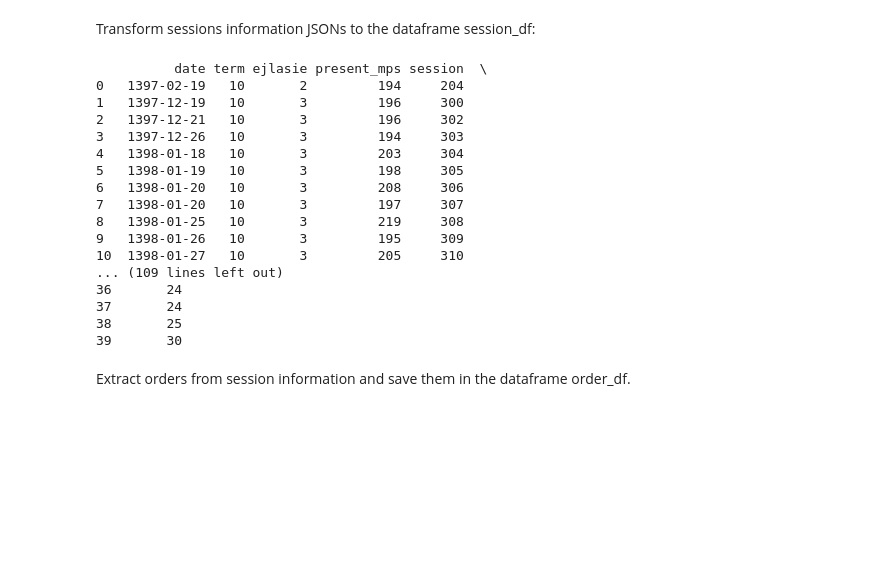
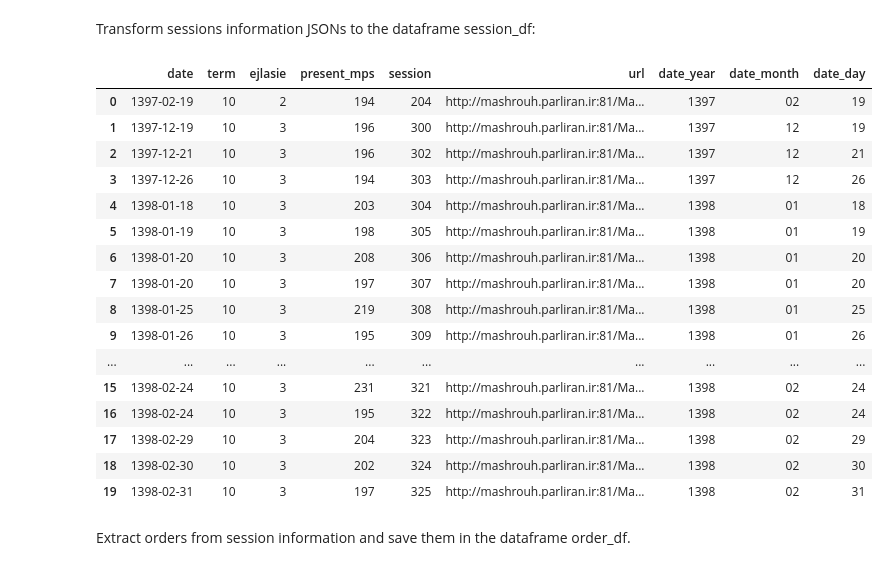
Before and after one commit to mortezagk/publicwhip, a Jupyter notebook: data_transformation/transforming_json_files_to_dataframes.ipynb, the cells around one changed output. Saved outputs shown, nothing was run; the diff lists cells and outputs as text; code cells hidden in the pictures; blank space fills up the shorter version.

```diff
--- a/data_transformation/transforming_json_files_to_dataframes.ipynb
+++ b/data_transformation/transforming_json_files_to_dataframes.ipynb
@@ -37,51 +37,52 @@ Transform sessions information JSONs to the dataframe session_df:
 import pandas as pd
 
 session_fields = {
     "date": [],
     "term" : [],
     "ejlasie": [],
     "present_mps": [],
     "session": [],
     "url": []}
 
 session_information_df = pd.DataFrame(data=session_fields)
 
 for json_file in json_files:
     # Opening JSON file
     json_file = open(path_to_json + json_file,'r')
 
     # returns JSON object as a dictionary
     dict_data = json.load(json_file)
 
     session_information_df.loc[session_information_df.shape[0]] = dict_data["sessionInfo"]
 
 # Extract year, month and day from the date string
 session_information_df['date_year'] = session_information_df["date"].str.slice(0, 4)
 session_information_df['date_month'] = session_information_df["date"].str.slice(5, 7)
 session_information_df['date_day'] = session_information_df["date"].str.slice(8, 10)
 
 session_information_df = session_information_df.sort_values(["date", "session"])
-print(session_information_df.head(40))
 
 session_information_df.to_csv("export_dataframes/session_information.csv")
+
+session_information_df.head(20)
 # %% [output]
-          date term ejlasie present_mps session  \
-0   1397-02-19   10       2         194     204
-1   1397-12-19   10       3         196     300
-2   1397-12-21   10       3         196     302
-3   1397-12-26   10       3         194     303
-4   1398-01-18   10       3         203     304
-5   1398-01-19   10       3         198     305
-6   1398-01-20   10       3         208     306
-7   1398-01-20   10       3         197     307
-8   1398-01-25   10       3         219     308
-9   1398-01-26   10       3         195     309
-10  1398-01-27   10       3         205     310
-... (109 lines left out)
-36       24
-37       24
-38       25
-39       30
+|  | date | term | ejlasie | present_mps | session | url | date_year | date_month | date_day |
+| 0 | 1397-02-19 | 10 | 2 | 194 | 204 | http://mashrouh.parliran.ir:81/Ma... | 1397 | 02 | 19 |
+| 1 | 1397-12-19 | 10 | 3 | 196 | 300 | http://mashrouh.parliran.ir:81/Ma... | 1397 | 12 | 19 |
+| 2 | 1397-12-21 | 10 | 3 | 196 | 302 | http://mashrouh.parliran.ir:81/Ma... | 1397 | 12 | 21 |
+| 3 | 1397-12-26 | 10 | 3 | 194 | 303 | http://mashrouh.parliran.ir:81/Ma... | 1397 | 12 | 26 |
+| 4 | 1398-01-18 | 10 | 3 | 203 | 304 | http://mashrouh.parliran.ir:81/Ma... | 1398 | 01 | 18 |
+| 5 | 1398-01-19 | 10 | 3 | 198 | 305 | http://mashrouh.parliran.ir:81/Ma... | 1398 | 01 | 19 |
+| 6 | 1398-01-20 | 10 | 3 | 208 | 306 | http://mashrouh.parliran.ir:81/Ma... | 1398 | 01 | 20 |
+| 7 | 1398-01-20 | 10 | 3 | 197 | 307 | http://mashrouh.parliran.ir:81/Ma... | 1398 | 01 | 20 |
+| 8 | 1398-01-25 | 10 | 3 | 219 | 308 | http://mashrouh.parliran.ir:81/Ma... | 1398 | 01 | 25 |
+| 9 | 1398-01-26 | 10 | 3 | 195 | 309 | http://mashrouh.parliran.ir:81/Ma... | 1398 | 01 | 26 |
+| ... | ... | ... | ... | ... | ... | ... | ... | ... | ... |
+| 15 | 1398-02-24 | 10 | 3 | 231 | 321 | http://mashrouh.parliran.ir:81/Ma... | 1398 | 02 | 24 |
+| 16 | 1398-02-24 | 10 | 3 | 195 | 322 | http://mashrouh.parliran.ir:81/Ma... | 1398 | 02 | 24 |
+| 17 | 1398-02-29 | 10 | 3 | 204 | 323 | http://mashrouh.parliran.ir:81/Ma... | 1398 | 02 | 29 |
+| 18 | 1398-02-30 | 10 | 3 | 202 | 324 | http://mashrouh.parliran.ir:81/Ma... | 1398 | 02 | 30 |
+| 19 | 1398-02-31 | 10 | 3 | 197 | 325 | http://mashrouh.parliran.ir:81/Ma... | 1398 | 02 | 31 |
 # %% [markdown]
 Extract orders from session information and save them in the dataframe order_df.
 # %%
```
Also changed, not shown: parts of 3 cells of this notebook, 1 other file.
